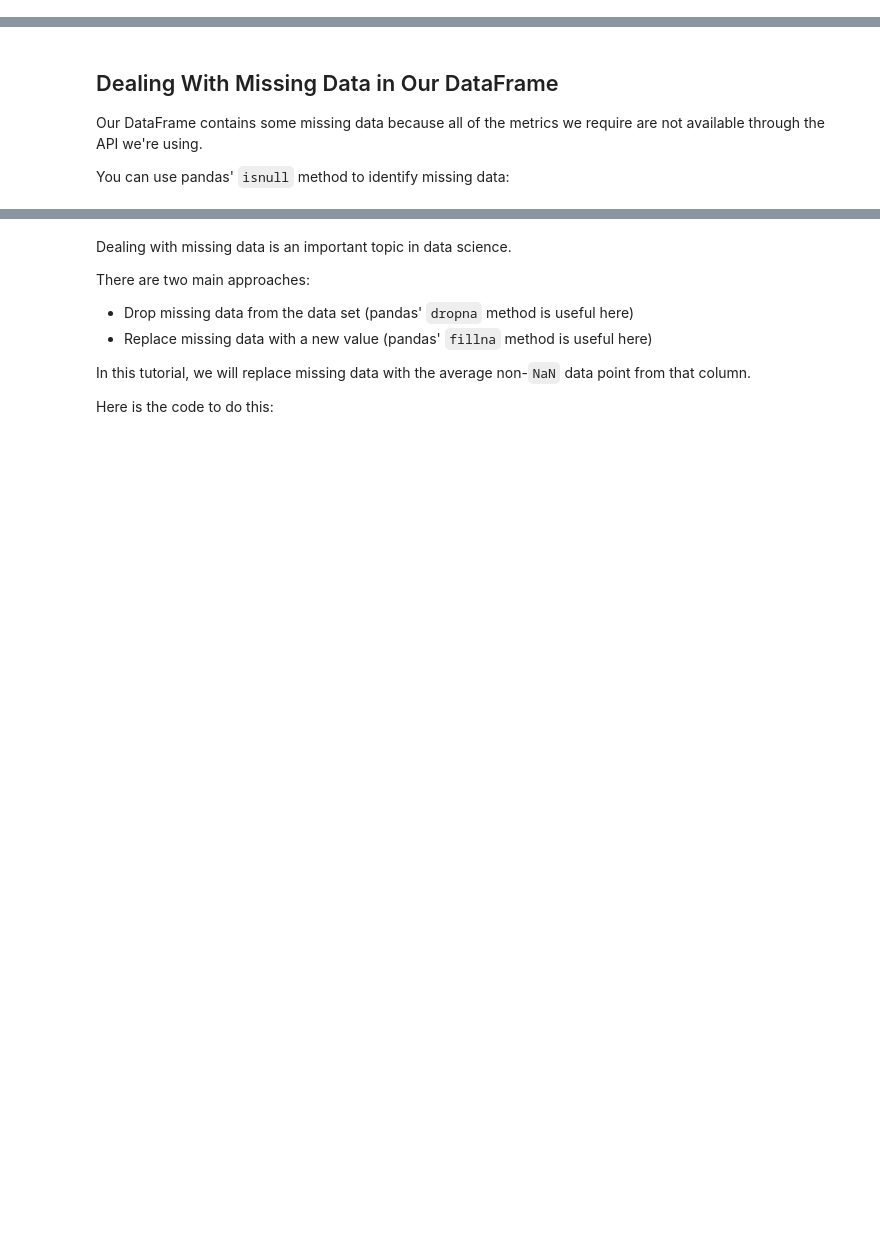
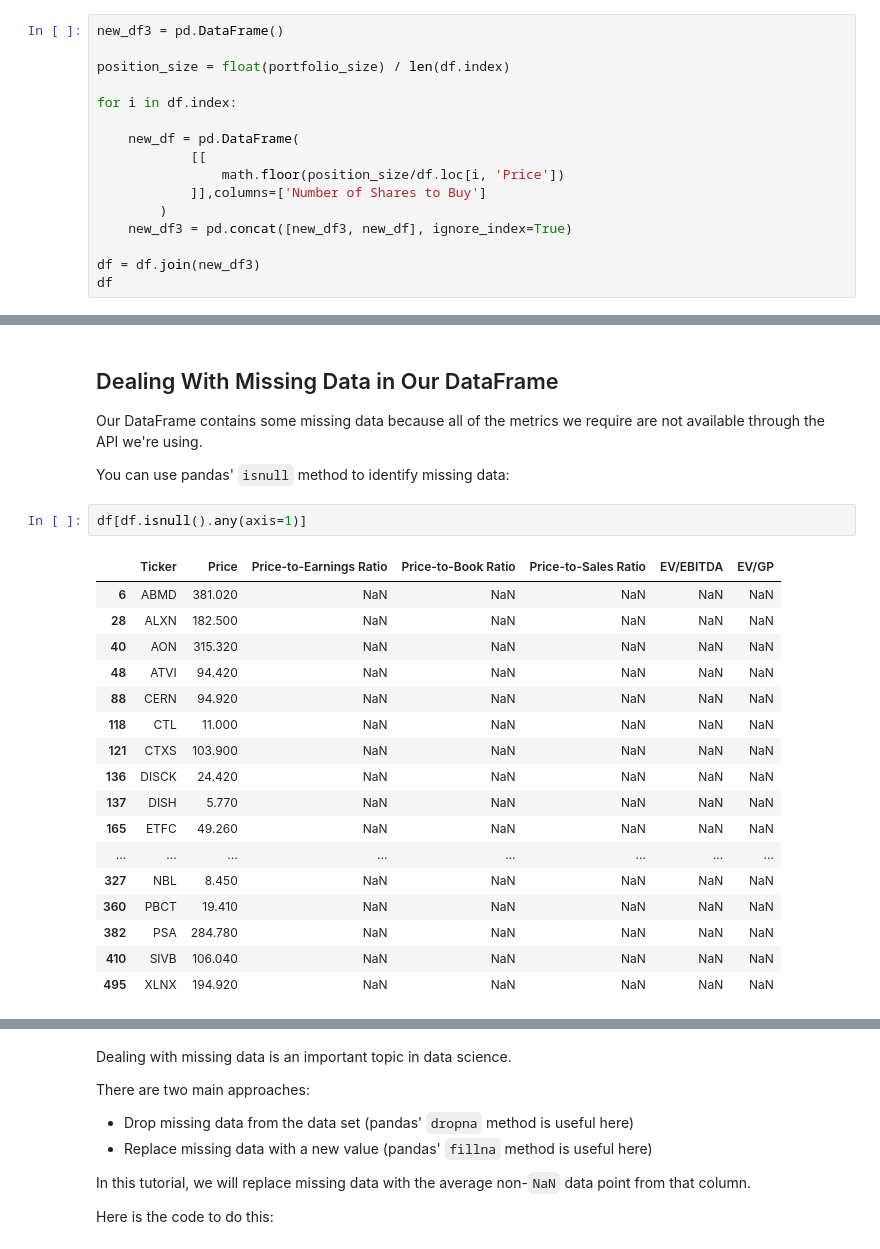
Before and after one commit to GirardT/algorithmic-trading-python, a Jupyter notebook: starter_files/003_quantitative_value_strategy.ipynb, the cells around one changed output, grey strips where cells are left out. Cells and saved outputs as stored; diff of their text form; blank space fills up the shorter version.

```diff
--- a/starter_files/003_quantitative_value_strategy.ipynb
+++ b/starter_files/003_quantitative_value_strategy.ipynb
@@ -134,5 +133,21 @@ Use the `portfolio_input` function to accept a `portfolio_size` variable from th
 # %% [markdown]
 You can now use the global `portfolio_size` variable to calculate the number of shares that our strategy should purchase.
+# %%
+new_df3 = pd.DataFrame()
+
+position_size = float(portfolio_size) / len(df.index)
+
+for i in df.index:
+
+    new_df = pd.DataFrame(
+            [[
+                math.floor(position_size/df.loc[i, 'Price'])
+            ]],columns=['Number of Shares to Buy']
+        )
+    new_df3 = pd.concat([new_df3, new_df], ignore_index=True)
+
+df = df.join(new_df3)
+df
 # %% [markdown]
 ## Building a Better (and More Realistic) Value Strategy
 Every valuation metric has certain flaws.
@@ -158,3 +257,23 @@ Let's move on to building our DataFrame. You'll notice that I use the abbreviati
 Our DataFrame contains some missing data because all of the metrics we require are not available through the API we're using.
 
 You can use pandas' `isnull` method to identify missing data:
+# %%
+df[df.isnull().any(axis=1)]
+# %% [output]
+|  | Ticker | Price | Price-to-Earnings Ratio | Price-to-Book Ratio | Price-to-Sales Ratio | EV/EBITDA | EV/GP |
+| 6 | ABMD | 381.020 | NaN | NaN | NaN | NaN | NaN |
+| 28 | ALXN | 182.500 | NaN | NaN | NaN | NaN | NaN |
+| 40 | AON | 315.320 | NaN | NaN | NaN | NaN | NaN |
+| 48 | ATVI | 94.420 | NaN | NaN | NaN | NaN | NaN |
+| 88 | CERN | 94.920 | NaN | NaN | NaN | NaN | NaN |
+| 118 | CTL | 11.000 | NaN | NaN | NaN | NaN | NaN |
+| 121 | CTXS | 103.900 | NaN | NaN | NaN | NaN | NaN |
+| 136 | DISCK | 24.420 | NaN | NaN | NaN | NaN | NaN |
+| 137 | DISH | 5.770 | NaN | NaN | NaN | NaN | NaN |
+| 165 | ETFC | 49.260 | NaN | NaN | NaN | NaN | NaN |
+| ... | ... | ... | ... | ... | ... | ... | ... |
+| 327 | NBL | 8.450 | NaN | NaN | NaN | NaN | NaN |
+| 360 | PBCT | 19.410 | NaN | NaN | NaN | NaN | NaN |
+| 382 | PSA | 284.780 | NaN | NaN | NaN | NaN | NaN |
+| 410 | SIVB | 106.040 | NaN | NaN | NaN | NaN | NaN |
+| 495 | XLNX | 194.920 | NaN | NaN | NaN | NaN | NaN |
```
Also changed, not shown: parts of 23 cells of this notebook, 1 other file.
